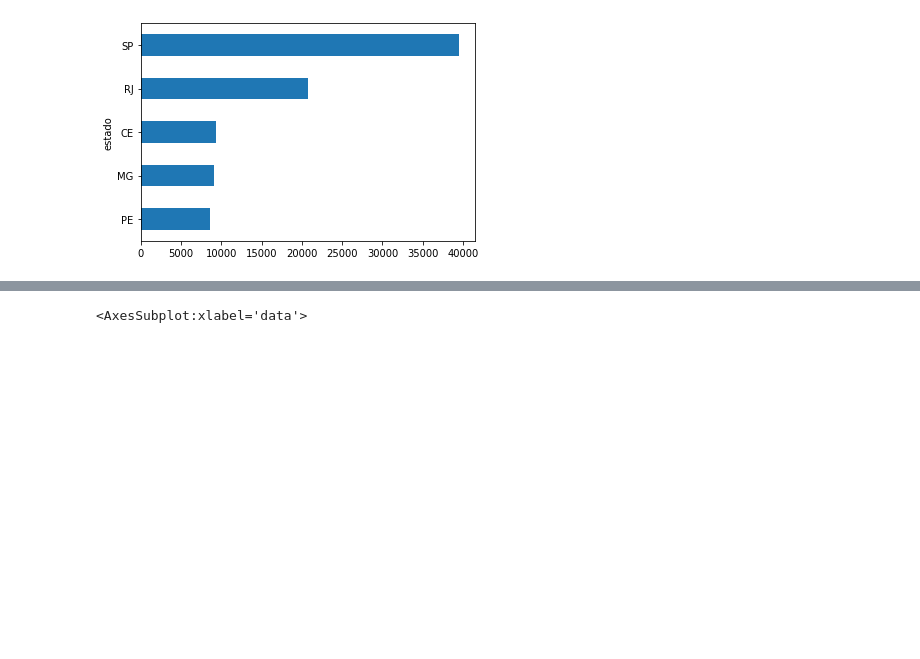
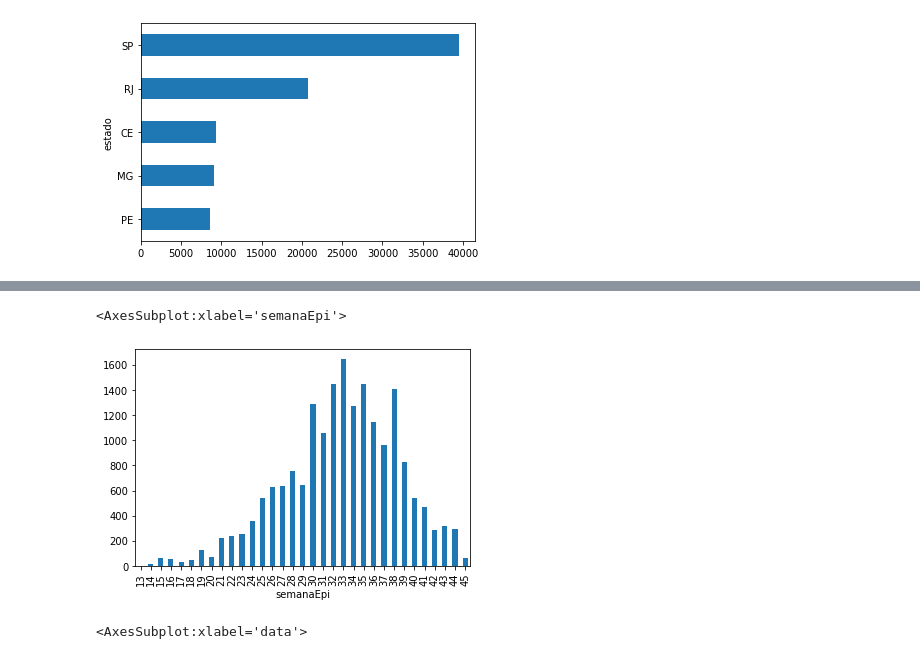
Before and after one commit to fmasanori/CursoPyLadiesSP, a Jupyter notebook: Covid oficial.ipynb, the cells around one changed output, grey strips where cells are left out. Saved outputs shown, nothing was run; the diff lists cells and outputs as text; code cells hidden in the pictures; blank space fills up the shorter version.

```diff
--- a/Covid oficial.ipynb
+++ b/Covid oficial.ipynb
@@ -79,3 +86,8 @@ df.groupby('estado')['obitosAcumulado'].max().sort_values().tail(5).plot(kind='b
+# %%
+sjc.groupby('semanaEpi')['casosNovos'].sum().plot(kind='bar')
+# %% [output]
+<AxesSubplot:xlabel='semanaEpi'>
+[figure, added]
 # %%
 sp = df.query('municipio == "São Paulo"')
 sp.tail(10).plot(kind='bar',
```
Also changed, not shown: parts of 4 cells of this notebook.
